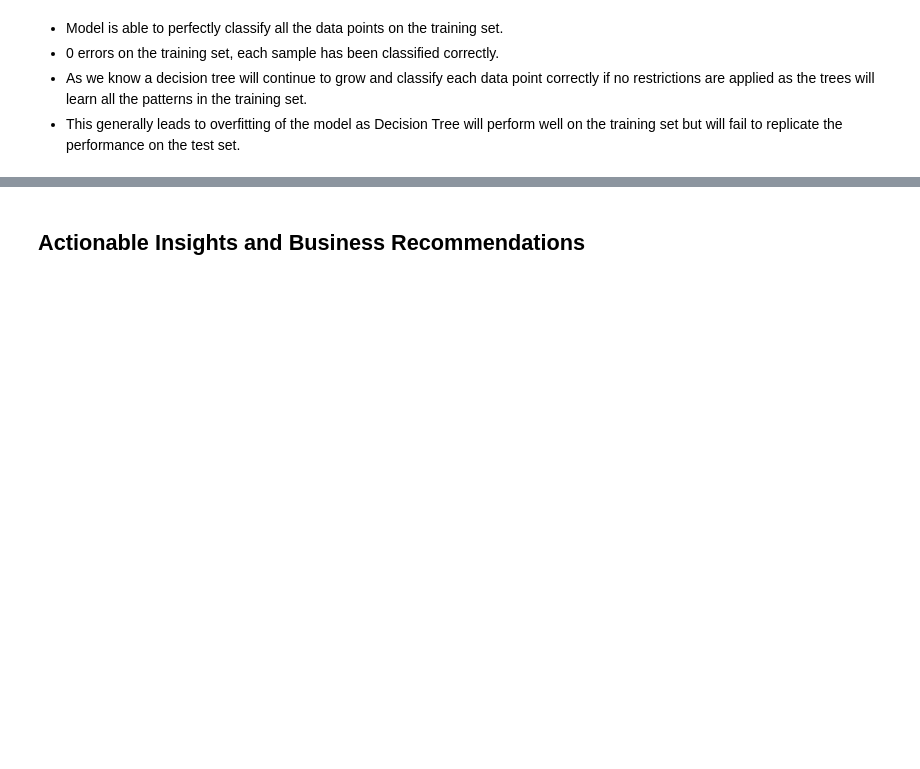
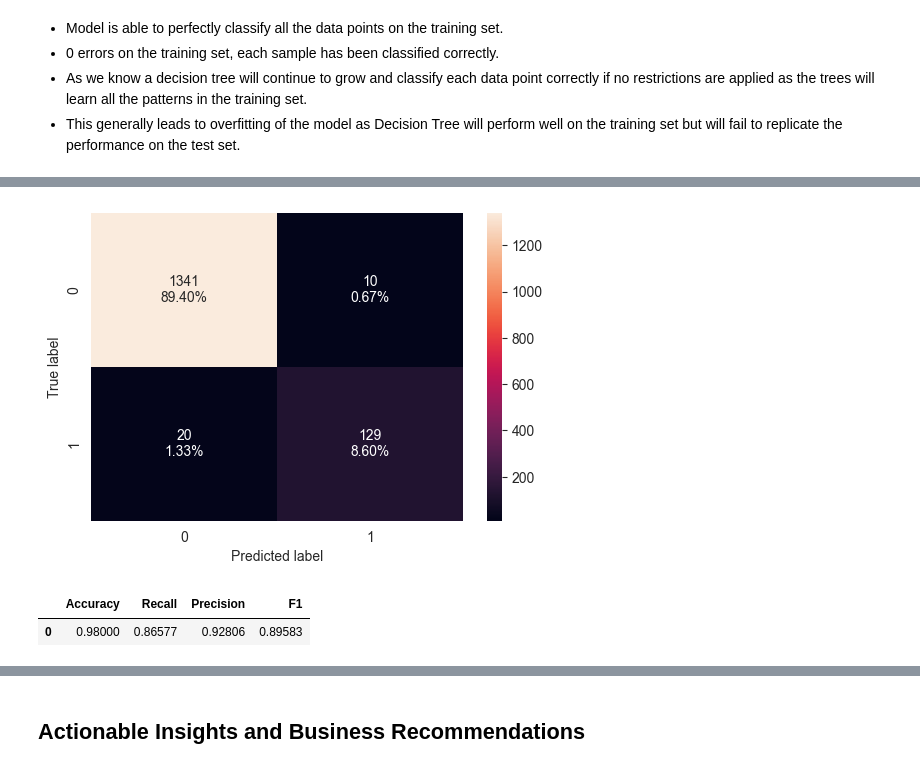
Before and after one commit to OgaBoss/AI-ML_PG_COURSE_PROJECT_2, a Jupyter notebook: AIML_ML_Project_full_code_notebook.ipynb, the cells around one changed output, grey strips where cells are left out. Saved outputs shown, nothing was run; the diff lists cells and outputs as text; code cells hidden in the pictures; blank space fills up the shorter version.

```diff
--- a/AIML_ML_Project_full_code_notebook.ipynb
+++ b/AIML_ML_Project_full_code_notebook.ipynb
@@ -883,0 +970,13 @@ estimator = DecisionTreeClassifier(random_state=1)
+# %%
+confusion_matrix_sklearn(model_2, X_test, y_test)
+# %% [output]
+[figure, added]
+# %%
+# Test Data Metrics
+level_2_decision_tree_perf_test = model_performance_classification_sklearn(
+    model_2, X_test, y_test
+)
+level_2_decision_tree_perf_test
+# %% [output]
+|  | Accuracy | Recall | Precision | F1 |
+| 0 | 0.98000 | 0.86577 | 0.92806 | 0.89583 |
```
Also changed, not shown: parts of 57 cells of this notebook, 1 other file.
